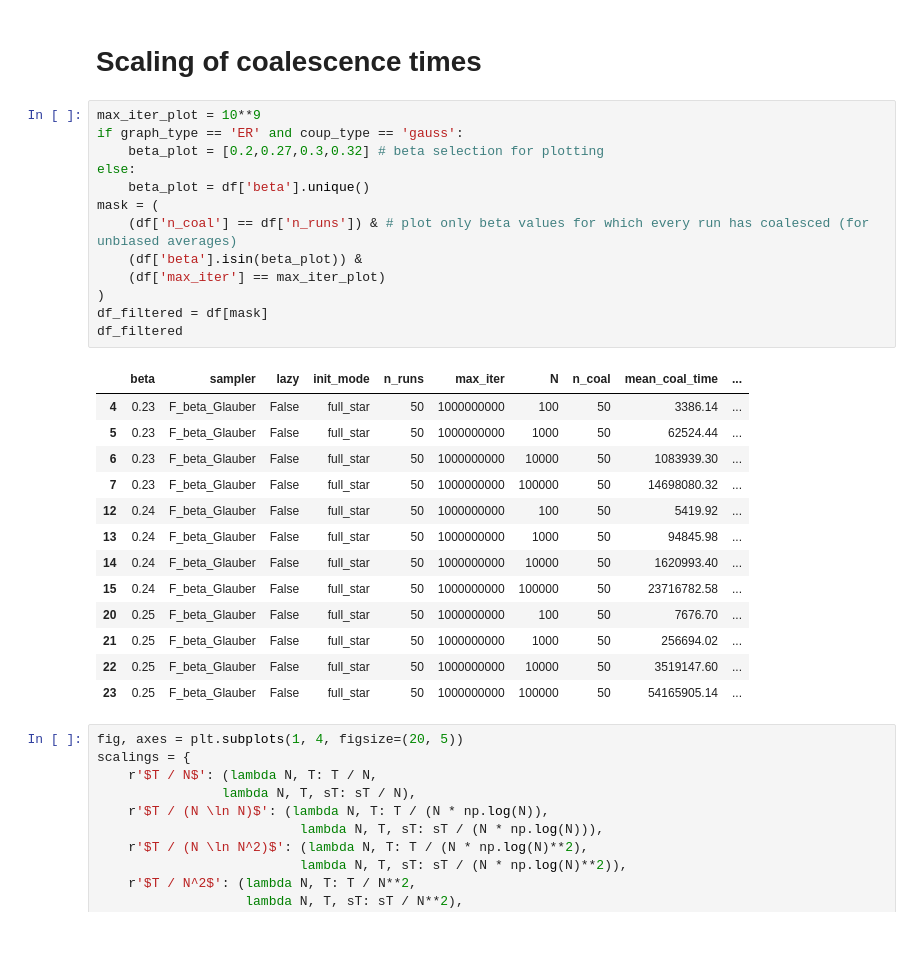
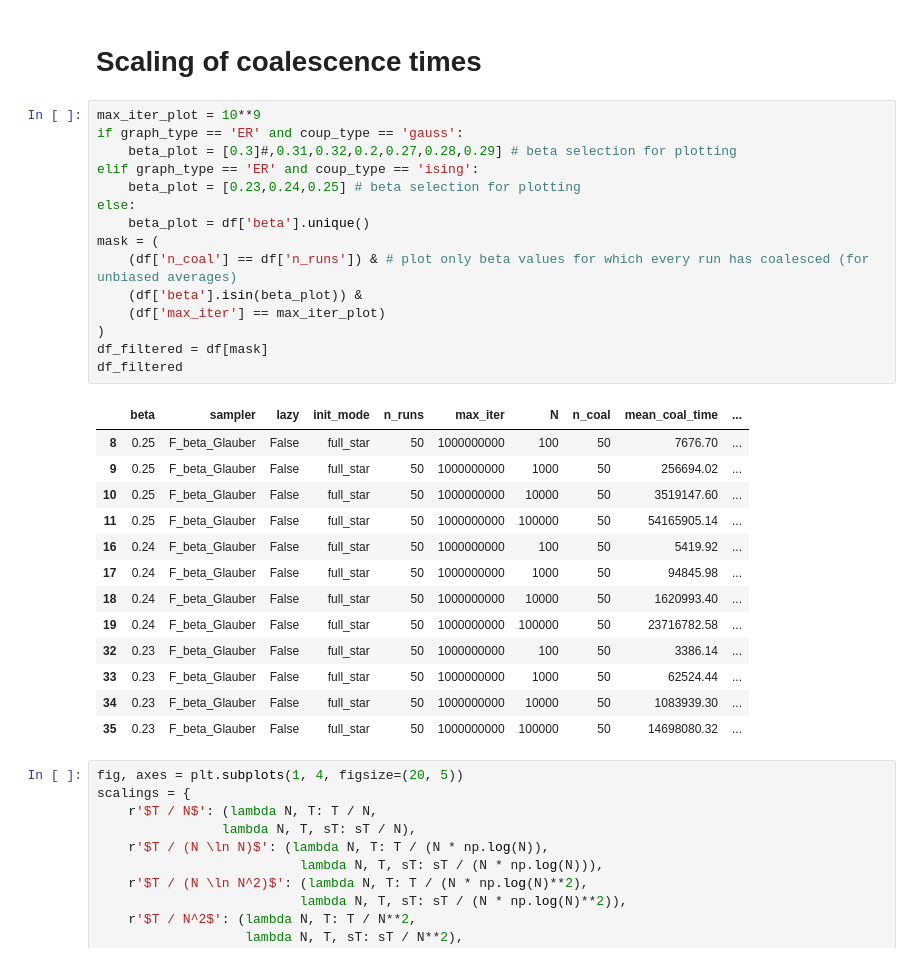
Before and after one commit to LouiseBudzynski/Bounding_Chain_Disordered_Ising_Models, a Jupyter notebook: notebooks/read_coal_time.ipynb, the cells around one changed output. Saved outputs shown, nothing was run; the diff lists cells and outputs as text.

```diff
--- a/notebooks/read_coal_time.ipynb
+++ b/notebooks/read_coal_time.ipynb
@@ -89,30 +89,32 @@ plt.show()
 # %%
 max_iter_plot = 10**9
 if graph_type == 'ER' and coup_type == 'gauss':
-    beta_plot = [0.2,0.27,0.3,0.32] # beta selection for plotting
+    beta_plot = [0.3]#,0.31,0.32,0.2,0.27,0.28,0.29] # beta selection for plotting
+elif graph_type == 'ER' and coup_type == 'ising':
+    beta_plot = [0.23,0.24,0.25] # beta selection for plotting
 else:
     beta_plot = df['beta'].unique()
 mask = (
     (df['n_coal'] == df['n_runs']) & # plot only beta values for which every run has coalesced (for unbiased averages)
     (df['beta'].isin(beta_plot)) &
     (df['max_iter'] == max_iter_plot)
 )
 df_filtered = df[mask]
 df_filtered
 # %% [output]
 |  | beta | sampler | lazy | init_mode | n_runs | max_iter | N | n_coal | mean_coal_time | ... |
-| 4 | 0.23 | F_beta_Glauber | False | full_star | 50 | 1000000000 | 100 | 50 | 3386.14 | ... |
-| 5 | 0.23 | F_beta_Glauber | False | full_star | 50 | 1000000000 | 1000 | 50 | 62524.44 | ... |
-| 6 | 0.23 | F_beta_Glauber | False | full_star | 50 | 1000000000 | 10000 | 50 | 1083939.30 | ... |
-| 7 | 0.23 | F_beta_Glauber | False | full_star | 50 | 1000000000 | 100000 | 50 | 14698080.32 | ... |
-| 12 | 0.24 | F_beta_Glauber | False | full_star | 50 | 1000000000 | 100 | 50 | 5419.92 | ... |
-| 13 | 0.24 | F_beta_Glauber | False | full_star | 50 | 1000000000 | 1000 | 50 | 94845.98 | ... |
-| 14 | 0.24 | F_beta_Glauber | False | full_star | 50 | 1000000000 | 10000 | 50 | 1620993.40 | ... |
-| 15 | 0.24 | F_beta_Glauber | False | full_star | 50 | 1000000000 | 100000 | 50 | 23716782.58 | ... |
-| 20 | 0.25 | F_beta_Glauber | False | full_star | 50 | 1000000000 | 100 | 50 | 7676.70 | ... |
-| 21 | 0.25 | F_beta_Glauber | False | full_star | 50 | 1000000000 | 1000 | 50 | 256694.02 | ... |
-| 22 | 0.25 | F_beta_Glauber | False | full_star | 50 | 1000000000 | 10000 | 50 | 3519147.60 | ... |
-| 23 | 0.25 | F_beta_Glauber | False | full_star | 50 | 1000000000 | 100000 | 50 | 54165905.14 | ... |
+| 8 | 0.25 | F_beta_Glauber | False | full_star | 50 | 1000000000 | 100 | 50 | 7676.70 | ... |
+| 9 | 0.25 | F_beta_Glauber | False | full_star | 50 | 1000000000 | 1000 | 50 | 256694.02 | ... |
+| 10 | 0.25 | F_beta_Glauber | False | full_star | 50 | 1000000000 | 10000 | 50 | 3519147.60 | ... |
+| 11 | 0.25 | F_beta_Glauber | False | full_star | 50 | 1000000000 | 100000 | 50 | 54165905.14 | ... |
+| 16 | 0.24 | F_beta_Glauber | False | full_star | 50 | 1000000000 | 100 | 50 | 5419.92 | ... |
+| 17 | 0.24 | F_beta_Glauber | False | full_star | 50 | 1000000000 | 1000 | 50 | 94845.98 | ... |
+| 18 | 0.24 | F_beta_Glauber | False | full_star | 50 | 1000000000 | 10000 | 50 | 1620993.40 | ... |
+| 19 | 0.24 | F_beta_Glauber | False | full_star | 50 | 1000000000 | 100000 | 50 | 23716782.58 | ... |
+| 32 | 0.23 | F_beta_Glauber | False | full_star | 50 | 1000000000 | 100 | 50 | 3386.14 | ... |
+| 33 | 0.23 | F_beta_Glauber | False | full_star | 50 | 1000000000 | 1000 | 50 | 62524.44 | ... |
+| 34 | 0.23 | F_beta_Glauber | False | full_star | 50 | 1000000000 | 10000 | 50 | 1083939.30 | ... |
+| 35 | 0.23 | F_beta_Glauber | False | full_star | 50 | 1000000000 | 100000 | 50 | 14698080.32 | ... |
 # %%
 fig, axes = plt.subplots(1, 4, figsize=(20, 5))
 scalings = {
```
Also changed, not shown: parts of 7 cells of this notebook.
